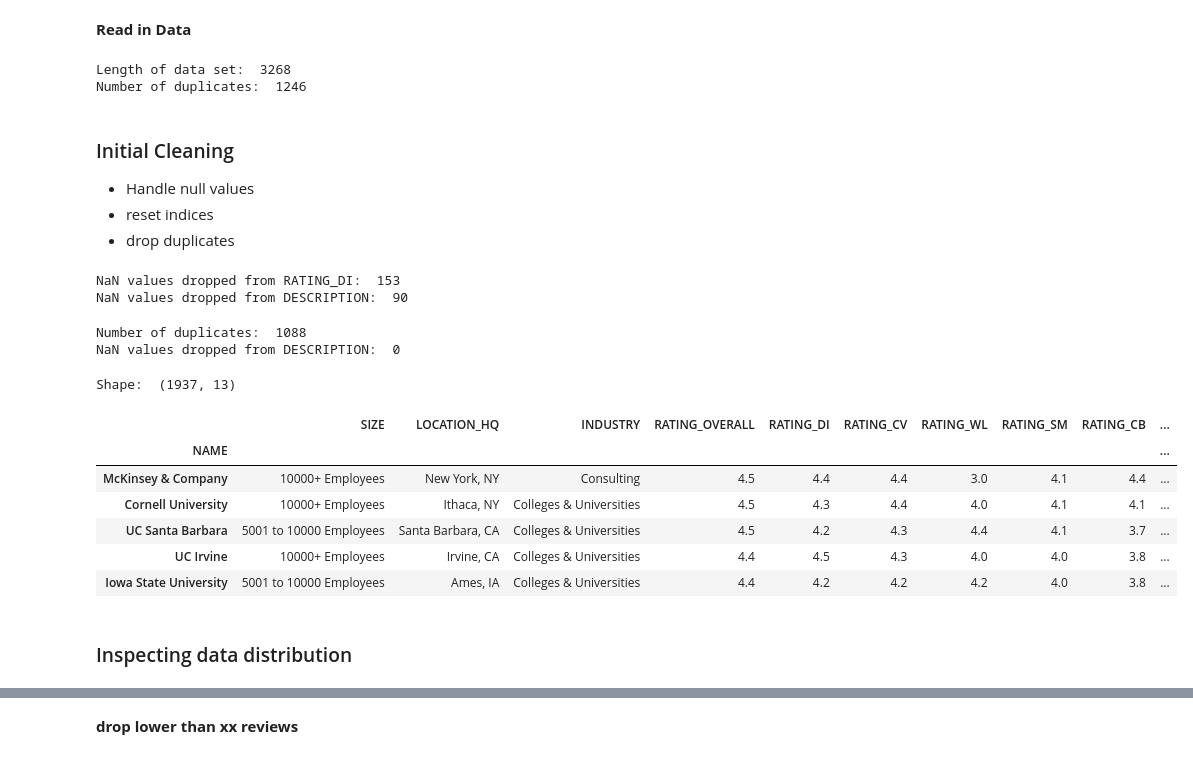
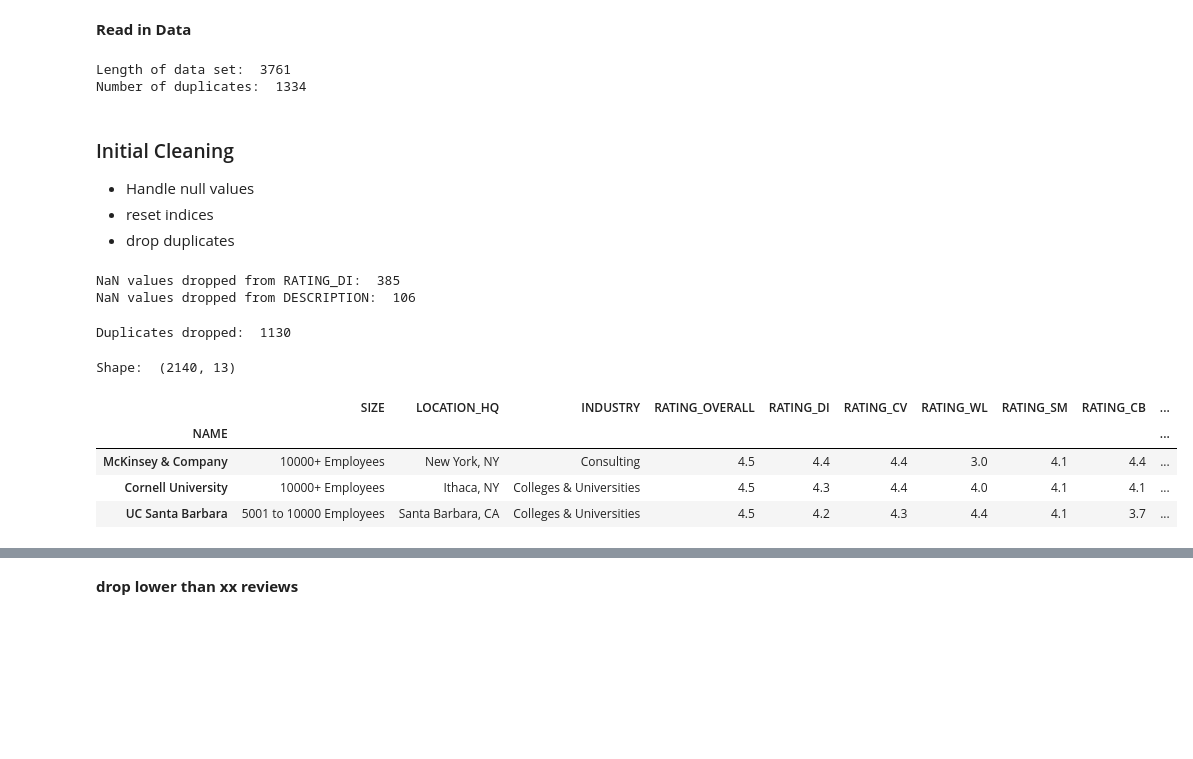
Before and after one commit to cierra4prez/NLP_Diversity_and_Inclusion, a Jupyter notebook: Cleaning.ipynb, the cells around one changed output, grey strips where cells are left out. Drawn from its saved outputs; the diff is of its cells as text; code cells hidden in the pictures; blank space fills up the shorter version.

```diff
--- a/Cleaning.ipynb
+++ b/Cleaning.ipynb
@@ -21,12 +25,13 @@ df4 = pd.read_csv('data/glassdoor_ratings5_797.csv')
 df5 = pd.read_csv('data/glassdoor_ratings6_846.csv')
 df6 = pd.read_csv('data/glassdoor_ratings7_453.csv')
 df7 = pd.read_csv('data/glassdoor_ratings8_873.csv') #scrape # 8
+df8 = pd.read_csv('data/glassdoor_ratings_1to50.csv')
 
 #Combine data frames
-data = pd.concat([df1, df2, df3, df4, df5, df6, df7])
+data = pd.concat([df1, df2, df3, df4, df5, df6, df7, df8])
 
 print('Length of data set: ',len(data))
 print('Number of duplicates: ', data['NAME'].duplicated().sum())
 # %% [output]
-Length of data set:  3268
-Number of duplicates:  1246
+Length of data set:  3761
+Number of duplicates:  1334
@@ -52,18 +59,15 @@ data.dropna(subset=['RATING_DI'], inplace=True)
 print('NaN values dropped from DESCRIPTION: ', data.DESCRIPTION.isna().sum())
 data.dropna(subset=['DESCRIPTION'], inplace=True)
 # %% [output]
-NaN values dropped from RATING_DI:  153
-NaN values dropped from DESCRIPTION:  90
+NaN values dropped from RATING_DI:  385
+NaN values dropped from DESCRIPTION:  106
-# %%
-print('Number of duplicates: ', data['NAME'].duplicated().sum())
-print('NaN values dropped from DESCRIPTION: ', data.DESCRIPTION.isna().sum())
-# %% [output]
-Number of duplicates:  1088
-NaN values dropped from DESCRIPTION:  0
 # %%
 #Drop duplicate companies by 'NAME' - drops size from 1941 to 1188
+print('Duplicates dropped: ', data['NAME'].duplicated().sum())
 data.drop_duplicates(subset='NAME', keep='last', inplace=True)
 data = data.drop(['index'], axis=1)
+# %% [output]
+Duplicates dropped:  1130
 # %%
 ### RESET INDEX HERE TO NAME ### (easier searching?)
 data = data.set_index('NAME')
@@ -77,15 +81,11 @@ data = data.set_index('NAME')
 # %%
 #Check out dataframe
 print('Shape: ', data.shape)
-data.head()
+data.head(3)
 # %% [output]
-Shape:  (1937, 13)
+Shape:  (2140, 13)
 |  | SIZE | LOCATION_HQ | INDUSTRY | RATING_OVERALL | RATING_DI | RATING_CV | RATING_WL | RATING_SM | RATING_CB | ... |
 | NAME |  |  |  |  |  |  |  |  |  | ... |
 | McKinsey & Company | 10000+ Employees | New York, NY | Consulting | 4.5 | 4.4 | 4.4 | 3.0 | 4.1 | 4.4 | ... |
 | Cornell University | 10000+ Employees | Ithaca, NY | Colleges & Universities | 4.5 | 4.3 | 4.4 | 4.0 | 4.1 | 4.1 | ... |
 | UC Santa Barbara | 5001 to 10000 Employees | Santa Barbara, CA | Colleges & Universities | 4.5 | 4.2 | 4.3 | 4.4 | 4.1 | 3.7 | ... |
-| UC Irvine | 10000+ Employees | Irvine, CA | Colleges & Universities | 4.4 | 4.5 | 4.3 | 4.0 | 4.0 | 3.8 | ... |
-| Iowa State University | 5001 to 10000 Employees | Ames, IA | Colleges & Universities | 4.4 | 4.2 | 4.2 | 4.2 | 4.0 | 3.8 | ... |
-# %% [markdown]
-### Inspecting data distribution
```
Also changed, not shown: parts of 75 cells of this notebook, 3 other files.
